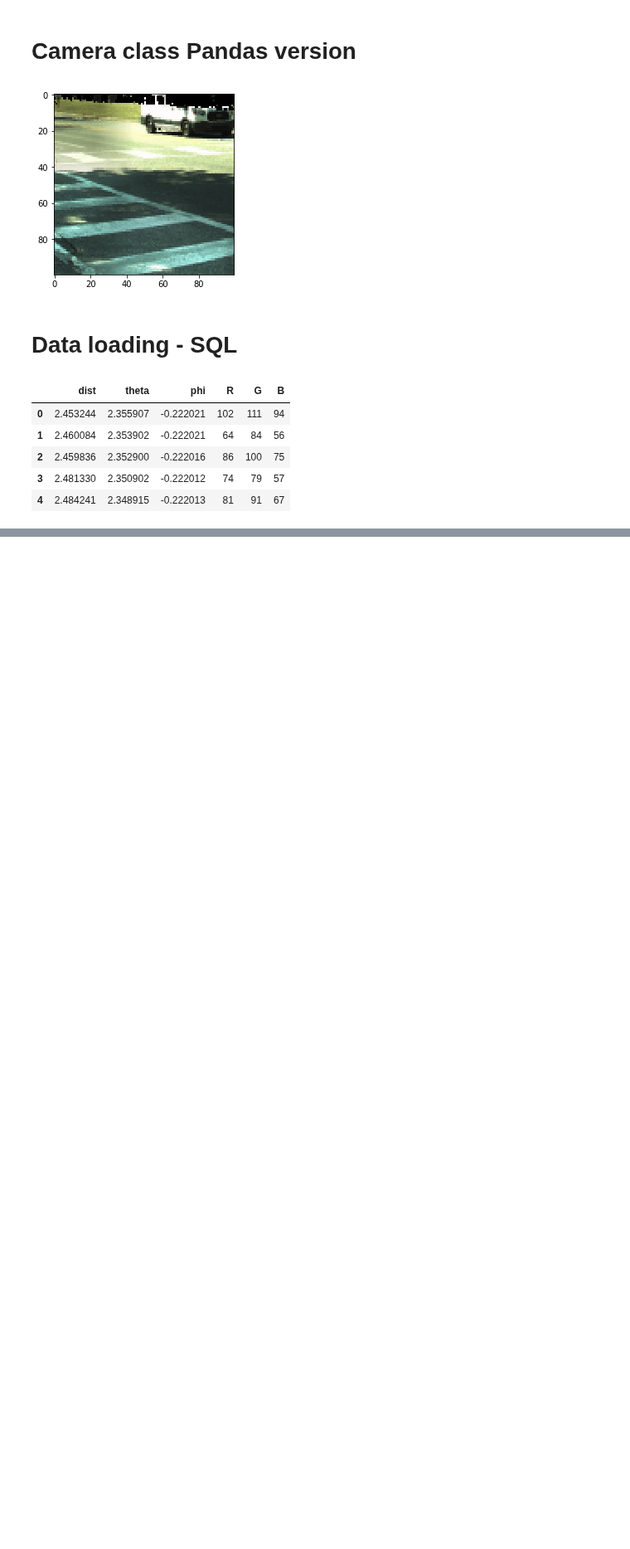
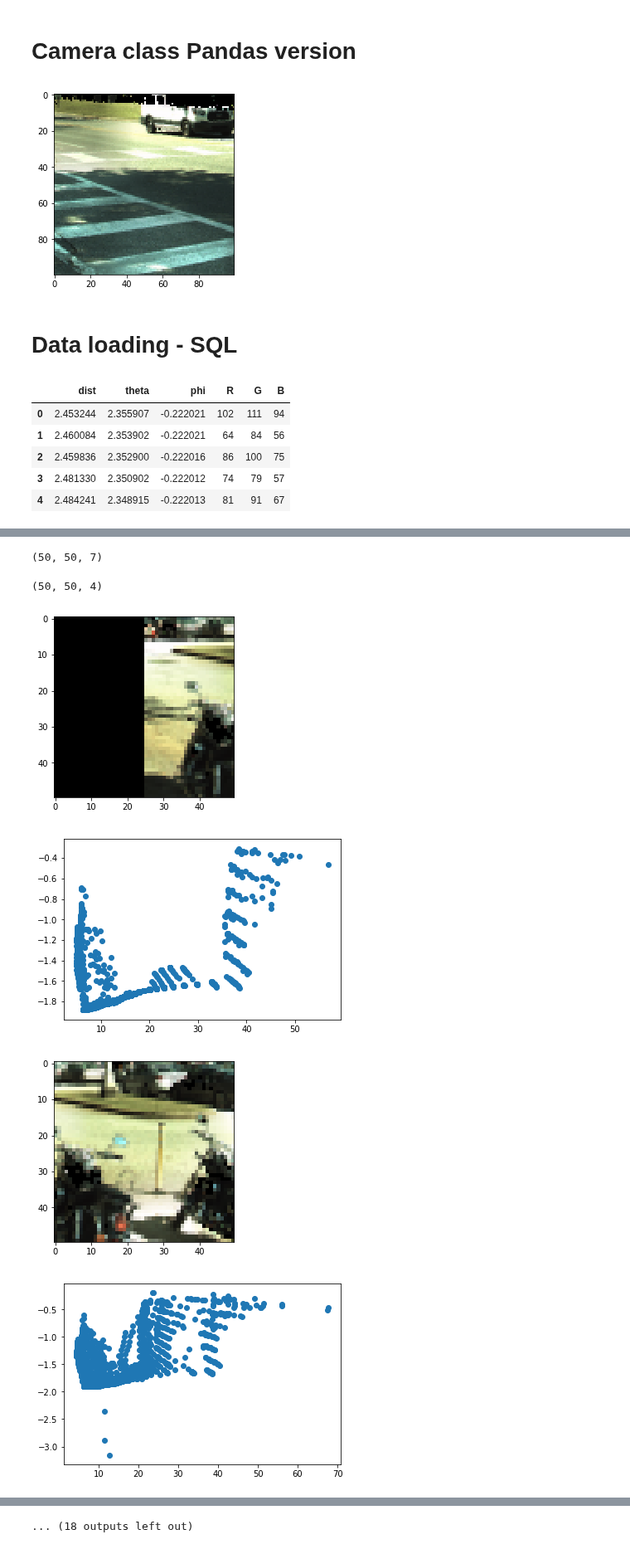
Before and after one commit to adgreer/Lidar, a Jupyter notebook: Laurent/B3 - Raster creation.ipynb, the cells around one changed output, grey strips where cells are left out. Shown at 83% size. Drawn from its saved outputs; the diff is of its cells as text; code cells hidden in the pictures; blank space fills up the shorter version.

```diff
--- a/Laurent/B3 - Raster creation.ipynb
+++ b/Laurent/B3 - Raster creation.ipynb
@@ -270,0 +342,29 @@ plt.show()
+# %%
+def appendpixel_coord(mat):
+    ptsnew = np.concatenate((mat, np.zeros((mat.shape[0], mat.shape[1], 2))), axis=2)
+    # X calculation
+    ptsnew[:,4] = ptsnew[:,4] * np.sin(ptsnew[:,5])
+    # Y calculation
+    ptsnew[:,5] = ptsnew[:,4] * np.cos(ptsnew[:,5])
+    return ptsnew
+appendpixel_coord(snapshot).shape
+# %% [output]
+(50, 50, 7)
+# %%
+snapshot.shape
+# %% [output]
+(50, 50, 4)
+# %%
+for phi in np.linspace(dataset['phi'].min(),0 ,15):
+    snapshot = camerasql.render(theta=1.721785, phi=phi)
+
+    plt.imshow(snapshot[:,:,:3])
+    plt.figsize=(15,15)
+    plt.show()
+    plt.scatter(x=snapshot[:,:,5].reshape(-1), y=snapshot[:,:,6].reshape(-1))
+    plt.show()
+# %% [output]
+[figure, added]
+[figure, added]
+[figure, added]
+[figure, added]
@@ -270,0 +379 @@ plt.show()
+... (18 outputs left out)
```
Also changed, not shown: parts of 14 cells of this notebook.
